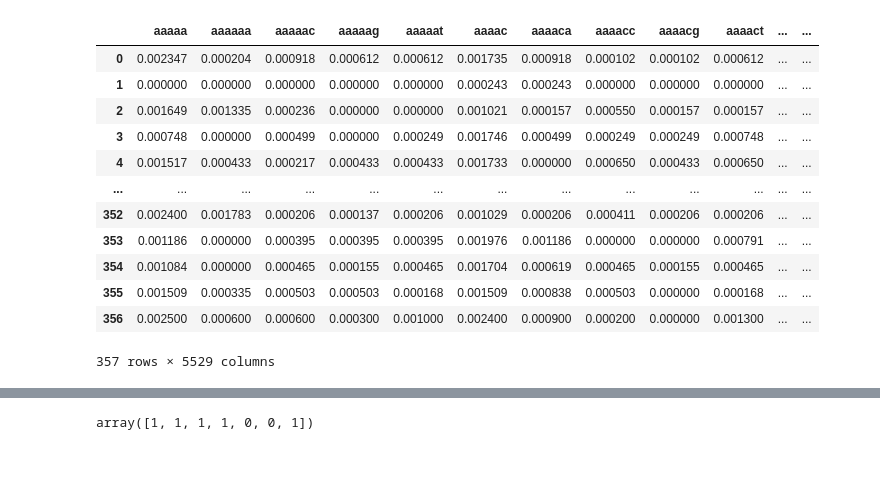
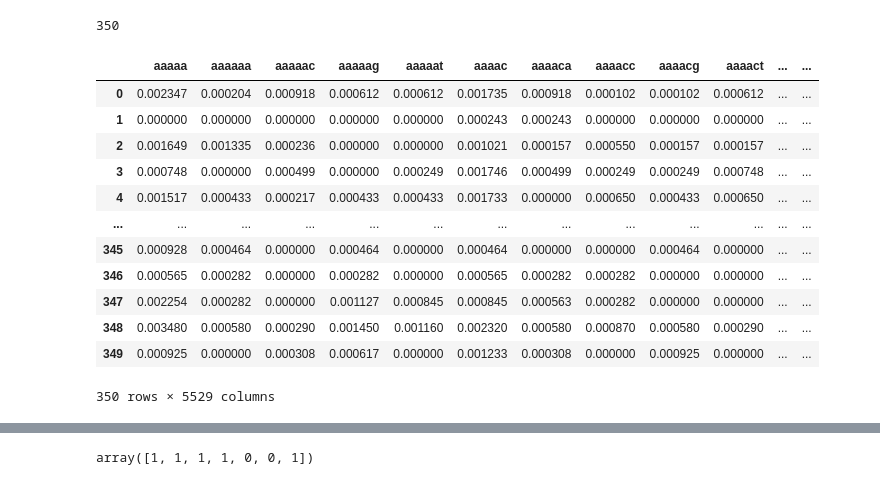
Before and after one commit to solislemuslab/mycovirus-ml, a Jupyter notebook: scripts/Gaussian Mixture Model-Zhiwen Xu/Gaussian Mixture Model.ipynb, the cells around one changed output, grey strips where cells are left out. Cells and saved outputs as stored; diff of their text form; code cells hidden in the pictures.

```diff
--- a/scripts/Gaussian Mixture Model-Zhiwen Xu/Gaussian Mixture Model.ipynb
+++ b/scripts/Gaussian Mixture Model-Zhiwen Xu/Gaussian Mixture Model.ipynb
@@ -9,6 +9,15 @@ from pandas import Series, DataFrame
 import Bio
 from Bio import SeqIO,AlignIO
 from sklearn.feature_extraction.text import CountVectorizer
+# %%
+def parseFasta(data):
+    d = {fasta.id : str(fasta.seq) for fasta in SeqIO.parse(data, "fasta")}
+    pd.DataFrame([d])
+
+    s = pd.Series(d, name='Sequence')
+    s.index.name = 'ID'
+    s.reset_index()
+    return pd.DataFrame(s)
 # %%
 def get_kmer_table(genes,gene_len,k_min,k_max):
 
@@ -41,29 +50,45 @@ def get_gene_len(genes):
     for i in range(len(genes)):
         gene_len.append(len(genes[i]))
     return gene_len
+# %%
+virus1 = parseFasta("label0.fasta")
+
+# put confirmed virus killers at bottom, and removed the duplicates already in the data
+virus01 = parseFasta("label1.fasta")
+virus01 = virus01.append(virus1)
+virus01 = virus01.drop_duplicates(keep="last")
+# %%
+genes = list(virus01['Sequence'])
+# %%
+len(genes)
+# %% [output]
+350
 # %%
 genes_0 = get_gene_sequences("label0.fasta")
 genes_1 = get_gene_sequences("label1.fasta")
+
 gene_len_0 = get_gene_len(genes_0)
 gene_len_1 = get_gene_len(genes_1)
-all_genes = genes_0 + genes_1
+
+all_genes = genes
+
 all_gene_len = gene_len_0 + gene_len_1
 kmer_table = get_kmer_table(all_genes,all_gene_len,5,6)
 kmer_table
 # %% [output]
 |  | aaaaa | aaaaaa | aaaaac | aaaaag | aaaaat | aaaac | aaaaca | aaaacc | aaaacg | aaaact | ... | ... |
 | 0 | 0.002347 | 0.000204 | 0.000918 | 0.000612 | 0.000612 | 0.001735 | 0.000918 | 0.000102 | 0.000102 | 0.000612 | ... | ... |
 | 1 | 0.000000 | 0.000000 | 0.000000 | 0.000000 | 0.000000 | 0.000243 | 0.000243 | 0.000000 | 0.000000 | 0.000000 | ... | ... |
 | 2 | 0.001649 | 0.001335 | 0.000236 | 0.000000 | 0.000000 | 0.001021 | 0.000157 | 0.000550 | 0.000157 | 0.000157 | ... | ... |
 | 3 | 0.000748 | 0.000000 | 0.000499 | 0.000000 | 0.000249 | 0.001746 | 0.000499 | 0.000249 | 0.000249 | 0.000748 | ... | ... |
 | 4 | 0.001517 | 0.000433 | 0.000217 | 0.000433 | 0.000433 | 0.001733 | 0.000000 | 0.000650 | 0.000433 | 0.000650 | ... | ... |
 | ... | ... | ... | ... | ... | ... | ... | ... | ... | ... | ... | ... | ... |
-| 352 | 0.002400 | 0.001783 | 0.000206 | 0.000137 | 0.000206 | 0.001029 | 0.000206 | 0.000411 | 0.000206 | 0.000206 | ... | ... |
-| 353 | 0.001186 | 0.000000 | 0.000395 | 0.000395 | 0.000395 | 0.001976 | 0.001186 | 0.000000 | 0.000000 | 0.000791 | ... | ... |
-| 354 | 0.001084 | 0.000000 | 0.000465 | 0.000155 | 0.000465 | 0.001704 | 0.000619 | 0.000465 | 0.000155 | 0.000465 | ... | ... |
-| 355 | 0.001509 | 0.000335 | 0.000503 | 0.000503 | 0.000168 | 0.001509 | 0.000838 | 0.000503 | 0.000000 | 0.000168 | ... | ... |
-| 356 | 0.002500 | 0.000600 | 0.000600 | 0.000300 | 0.001000 | 0.002400 | 0.000900 | 0.000200 | 0.000000 | 0.001300 | ... | ... |
+| 345 | 0.000928 | 0.000464 | 0.000000 | 0.000464 | 0.000000 | 0.000464 | 0.000000 | 0.000000 | 0.000464 | 0.000000 | ... | ... |
+| 346 | 0.000565 | 0.000282 | 0.000000 | 0.000282 | 0.000000 | 0.000565 | 0.000282 | 0.000282 | 0.000000 | 0.000000 | ... | ... |
+| 347 | 0.002254 | 0.000282 | 0.000000 | 0.001127 | 0.000845 | 0.000845 | 0.000563 | 0.000282 | 0.000000 | 0.000000 | ... | ... |
+| 348 | 0.003480 | 0.000580 | 0.000290 | 0.001450 | 0.001160 | 0.002320 | 0.000580 | 0.000870 | 0.000580 | 0.000290 | ... | ... |
+| 349 | 0.000925 | 0.000000 | 0.000308 | 0.000617 | 0.000000 | 0.001233 | 0.000308 | 0.000000 | 0.000925 | 0.000000 | ... | ... |
-357 rows × 5529 columns
+350 rows × 5529 columns
 # %%
 from sklearn.mixture import GaussianMixture as GMM
 gmm = GMM(n_components=2).fit(kmer_table)
```
Also changed, not shown: parts of 10 cells of this notebook.
